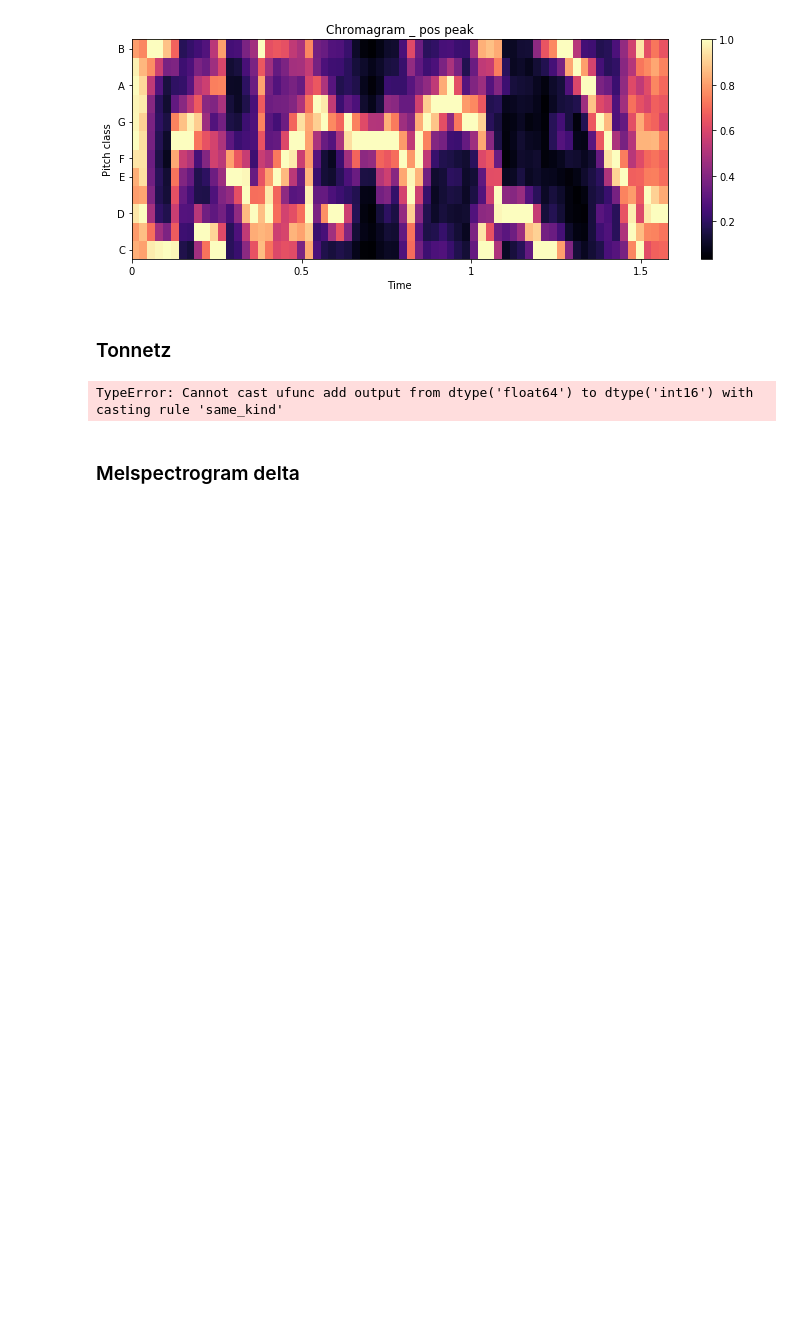
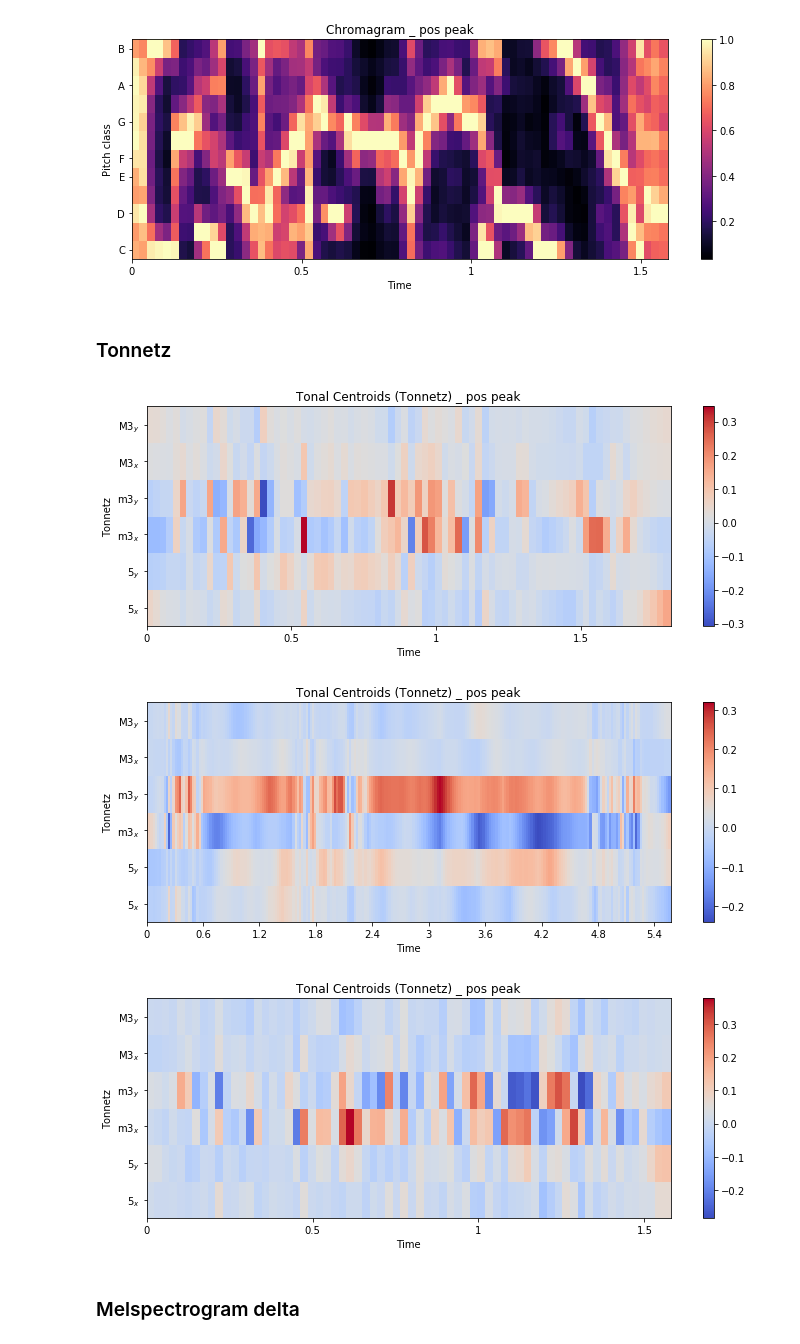
Before and after one commit to MarcusJones/mediahack2018, a Jupyter notebook: notebooks/emotion_recognition_data_exploration.ipynb, the cells around one changed output. Drawn from its saved outputs; the diff is of its cells as text; code cells hidden in the pictures; blank space fills up the shorter version.

Commit message:
solved tonnetz problem with floating point

```diff
--- a/notebooks/emotion_recognition_data_exploration.ipynb
+++ b/notebooks/emotion_recognition_data_exploration.ipynb
@@ -161,11 +161,13 @@ def plot_tonnetz(peak, boolean, sr=96000):
 # %%
 number = 12
 
-plot_tonnetz(emotion_dict['happy'][number], True)
-plot_tonnetz(emotion_dict['sad'][number], True)
-plot_tonnetz(emotion_dict['angry'][number], True)
+plot_tonnetz(emotion_dict['happy'][number].astype('float64'), True)
+plot_tonnetz(emotion_dict['sad'][number].astype('float64'), True)
+plot_tonnetz(emotion_dict['angry'][number].astype('float64'), True)
 # %% [output]
-TypeError: Cannot cast ufunc add output from dtype('float64') to dtype('int16') with casting rule 'same_kind'
+[figure, added]
+[figure, added]
+[figure, added]
 # %% [markdown]
 ### Melspectrogram delta
 # %%
```
Also changed, not shown: parts of 1 cell of this notebook.
